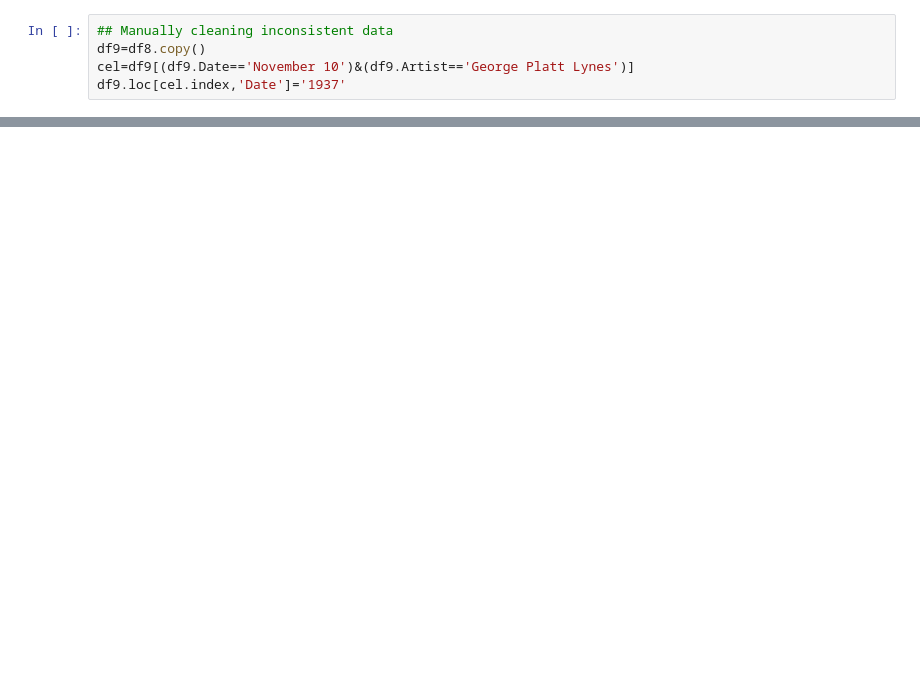
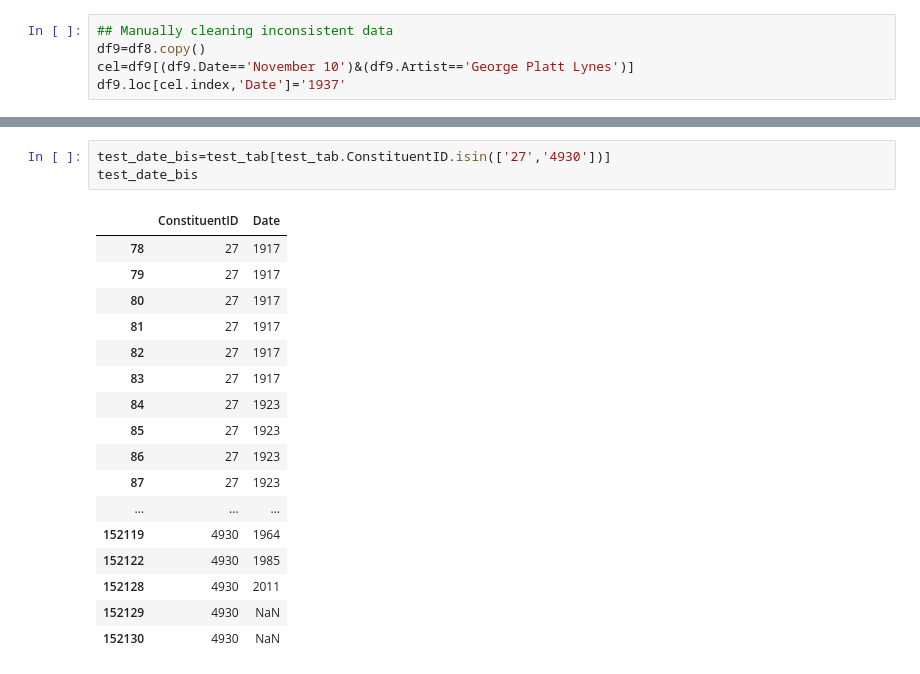
Before and after one commit to LudivineLacour/data-cleaning, a Jupyter notebook: data-cleaning-exploration.ipynb, the cells around one changed output, grey strips where cells are left out. Cells and saved outputs as stored; diff of their text form; blank space fills up the shorter version.

```diff
--- a/data-cleaning-exploration.ipynb
+++ b/data-cleaning-exploration.ipynb
@@ -137,0 +370,21 @@ df10.max()
+# %%
+test_date_bis=test_tab[test_tab.ConstituentID.isin(['27','4930'])]
+test_date_bis
+# %% [output]
+|  | ConstituentID | Date |
+| 78 | 27 | 1917 |
+| 79 | 27 | 1917 |
+| 80 | 27 | 1917 |
+| 81 | 27 | 1917 |
+| 82 | 27 | 1917 |
+| 83 | 27 | 1917 |
+| 84 | 27 | 1923 |
+| 85 | 27 | 1923 |
+| 86 | 27 | 1923 |
+| 87 | 27 | 1923 |
+| ... | ... | ... |
+| 152119 | 4930 | 1964 |
+| 152122 | 4930 | 1985 |
+| 152128 | 4930 | 2011 |
+| 152129 | 4930 | NaN |
+| 152130 | 4930 | NaN |
```
Also changed, not shown: parts of 35 cells of this notebook.
